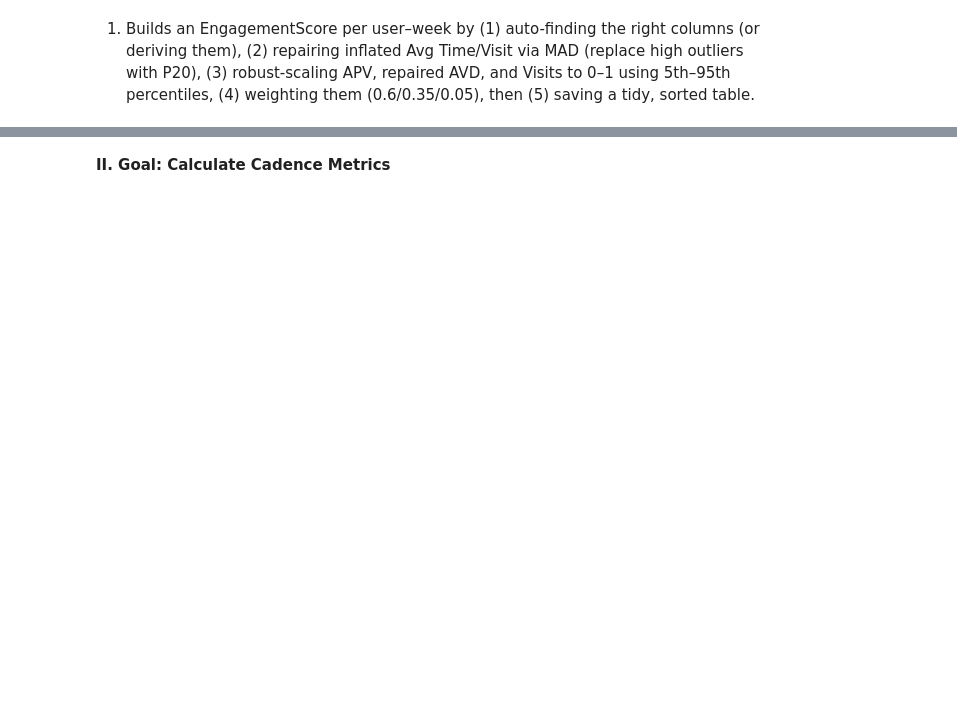
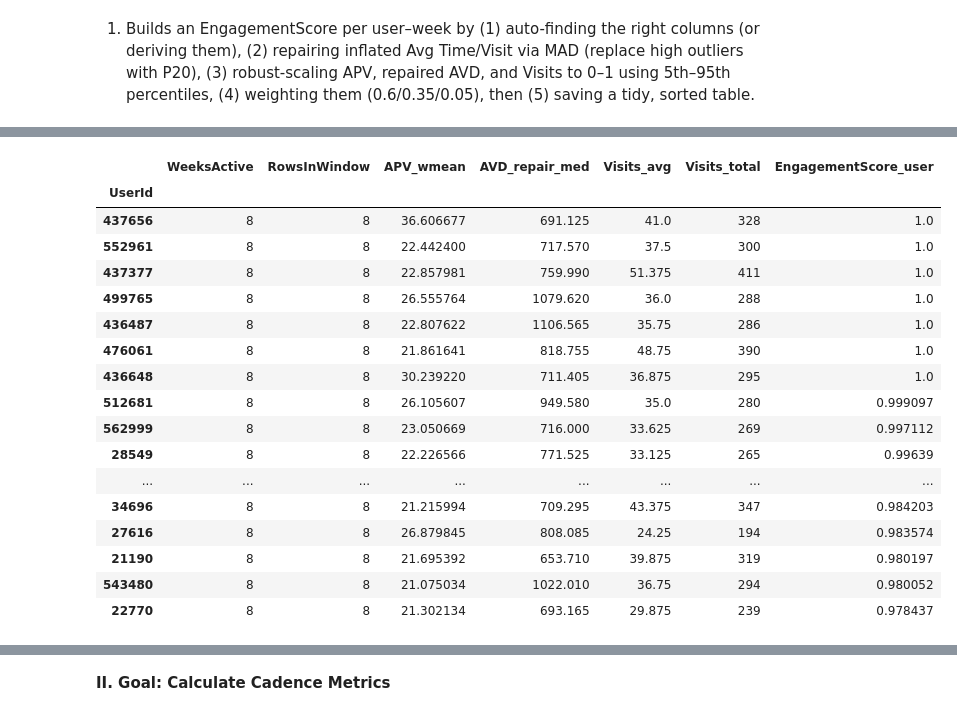
Before and after one commit to DianaFarhat/Customer-Segmentation, a Jupyter notebook: Engagement_Cadence_Report.ipynb, the cells around one changed output, grey strips where cells are left out. Cells and saved outputs as stored; diff of their text form; code cells hidden in the pictures; blank space fills up the shorter version.

Commit message:
Fix enggement score st it's based on an aggregate 8-week input

```diff
--- a/Engagement_Cadence_Report.ipynb
+++ b/Engagement_Cadence_Report.ipynb
@@ -1427,0 +1327,96 @@ Saved: /content/cleaned/engagement_benchmarked.xlsx
+# %%
+# 8-week USER BASELINE from row-level eng_df
+import numpy as np
+import pandas as pd
+
+uid, wk = COL_USER, COL_WEEK
+assert all(c in eng_df.columns for c in [uid, wk, "AvgTimePerVisit_sec_repair", "EngagementScore"])
+
+# keep last up to 8 weeks per user
+win = (eng_df
+       .dropna(subset=[uid, wk])
+       .sort_values([uid, wk])
+       .groupby(uid, group_keys=False)
+       .apply(lambda g: g.tail(8)))
+
+def wmean(x, w):
+    x = pd.to_numeric(x, errors="coerce"); w = pd.to_numeric(w, errors="coerce")
+    num = (x*w).sum(min_count=1); den = w.sum(min_count=1)
+    return num/den if pd.notna(den) and den!=0 else np.nan
+
+# aggregate features over the window
+parts = []
+
+# Visits: total + average per week (if present)
+if COL_VISITS in win:
+    visits_total = win.groupby(uid)[COL_VISITS].sum(min_count=1).rename("Visits_total")
+    visits_avg   = win.groupby(uid)[COL_VISITS].mean().rename("Visits_avg")
+    parts += [visits_total, visits_avg]
+
+# APV: visit-weighted mean if both present; else simple mean
+if COL_APV in win:
+    if COL_VISITS in win:
+        apv_w = win.groupby(uid).apply(lambda g: wmean(g[COL_APV], g[COL_VISITS])).rename("APV_wmean")
+    else:
+        apv_w = win.groupby(uid)[COL_APV].mean().rename("APV_wmean")
+    parts.append(apv_w)
+
+# AVD (already MAD-repaired): robust median across weeks
+avd_med = win.groupby(uid)["AvgTimePerVisit_sec_repair"].median().rename("AVD_repair_med")
+parts.append(avd_med)
+
+# coverage diagnostics
+weeks_active = win.groupby(uid)[wk].nunique().rename("WeeksActive")
+rows_in_win  = win.groupby(uid)[wk].size().rename("RowsInWindow")
+parts += [weeks_active, rows_in_win]
+
+user_base = pd.concat(parts, axis=1)
+
+# robust min-max across users (5th–95th) for each component
+def rminmax(s, lo=ROBUST_LO, hi=ROBUST_HI):
+    s = pd.to_numeric(s, errors="coerce").replace([np.inf, -np.inf], np.nan)
+    if s.isna().all(): return pd.Series(np.zeros(len(s)), index=s.index)
+    a, b = np.nanpercentile(s, lo), np.nanpercentile(s, hi)
+    if not np.isfinite(a) or not np.isfinite(b) or b == a:
+        return pd.Series(np.zeros(len(s)), index=s.index)
+    return (s.clip(a, b) - a) / (b - a)
+
+apv_u = rminmax(user_base["APV_wmean"]) if "APV_wmean" in user_base else 0
+avd_u = rminmax(user_base["AVD_repair_med"])
+vis_u = rminmax(user_base["Visits_avg"] if "Visits_avg" in user_base else user_base["Visits_total"])
+
+# weights normalized
+w_sum = W_ACTIONS + W_TIME + W_VISITS
+wa, wt, wv = W_ACTIONS/w_sum, W_TIME/w_sum, W_VISITS/w_sum
+
+# optional coverage downweight (comment out if not desired)
+coverage = (user_base["WeeksActive"]/8).clip(upper=1).fillna(0)
+
+user_base["EngagementScore_user"] = (wa*apv_u + wt*avd_u + wv*vis_u) * coverage
+
+# tidy view
+user_baseline_8w = user_base[[
+    c for c in ["WeeksActive","RowsInWindow","APV_wmean","AVD_repair_med",
+                "Visits_avg","Visits_total","EngagementScore_user"] if c in user_base
+]].sort_values("EngagementScore_user", ascending=False)
+
+user_baseline_8w.head(20)
+# %% [output]
+|  | WeeksActive | RowsInWindow | APV_wmean | AVD_repair_med | Visits_avg | Visits_total | EngagementScore_user |
+| UserId |  |  |  |  |  |  |  |
+| 437656 | 8 | 8 | 36.606677 | 691.125 | 41.0 | 328 | 1.0 |
+| 552961 | 8 | 8 | 22.442400 | 717.570 | 37.5 | 300 | 1.0 |
+| 437377 | 8 | 8 | 22.857981 | 759.990 | 51.375 | 411 | 1.0 |
+| 499765 | 8 | 8 | 26.555764 | 1079.620 | 36.0 | 288 | 1.0 |
+| 436487 | 8 | 8 | 22.807622 | 1106.565 | 35.75 | 286 | 1.0 |
+| 476061 | 8 | 8 | 21.861641 | 818.755 | 48.75 | 390 | 1.0 |
+| 436648 | 8 | 8 | 30.239220 | 711.405 | 36.875 | 295 | 1.0 |
+| 512681 | 8 | 8 | 26.105607 | 949.580 | 35.0 | 280 | 0.999097 |
+| 562999 | 8 | 8 | 23.050669 | 716.000 | 33.625 | 269 | 0.997112 |
+| 28549 | 8 | 8 | 22.226566 | 771.525 | 33.125 | 265 | 0.99639 |
+| ... | ... | ... | ... | ... | ... | ... | ... |
+| 34696 | 8 | 8 | 21.215994 | 709.295 | 43.375 | 347 | 0.984203 |
+| 27616 | 8 | 8 | 26.879845 | 808.085 | 24.25 | 194 | 0.983574 |
+| 21190 | 8 | 8 | 21.695392 | 653.710 | 39.875 | 319 | 0.980197 |
+| 543480 | 8 | 8 | 21.075034 | 1022.010 | 36.75 | 294 | 0.980052 |
+| 22770 | 8 | 8 | 21.302134 | 693.165 | 29.875 | 239 | 0.978437 |
```
Also changed, not shown: parts of 7 cells of this notebook.
